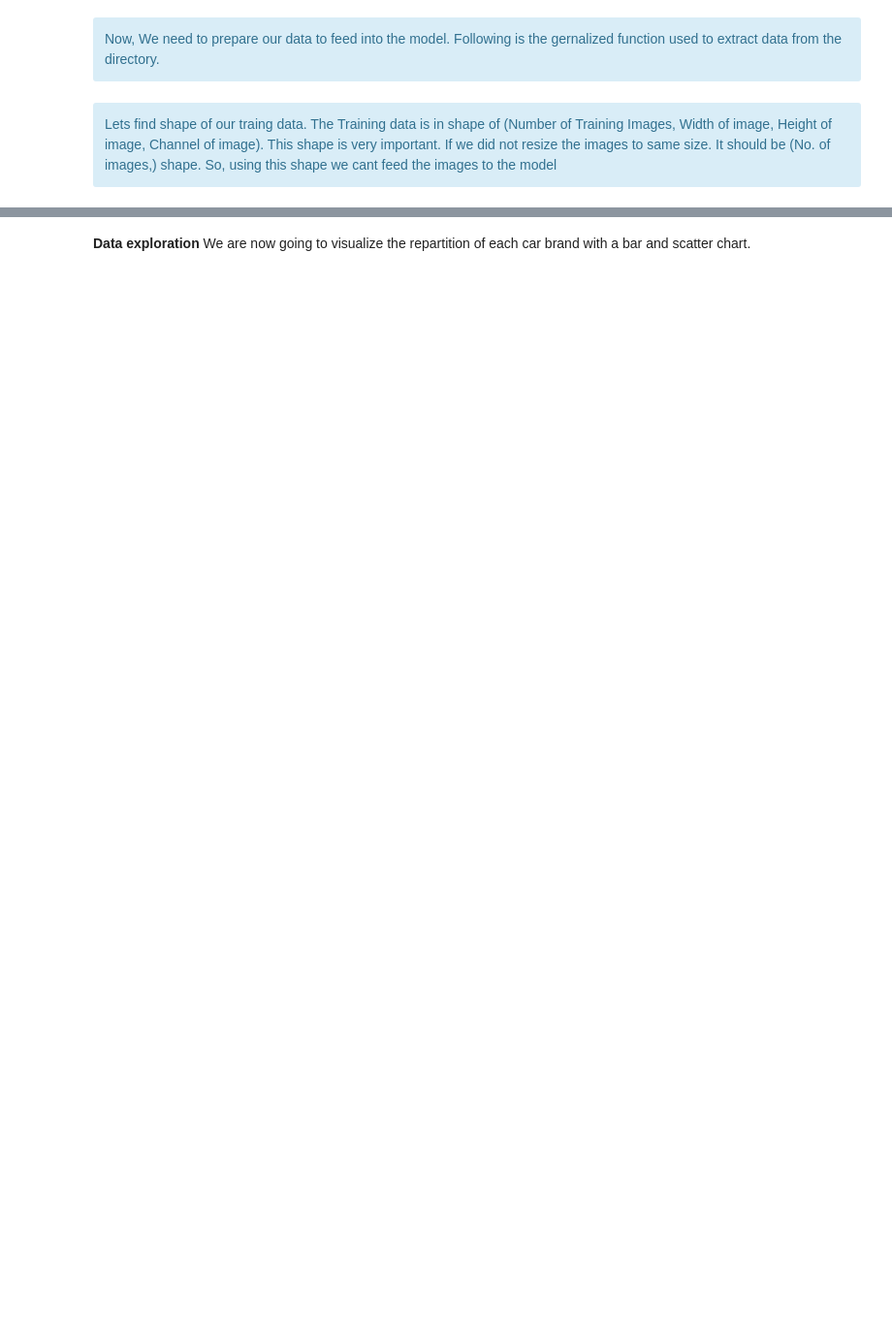
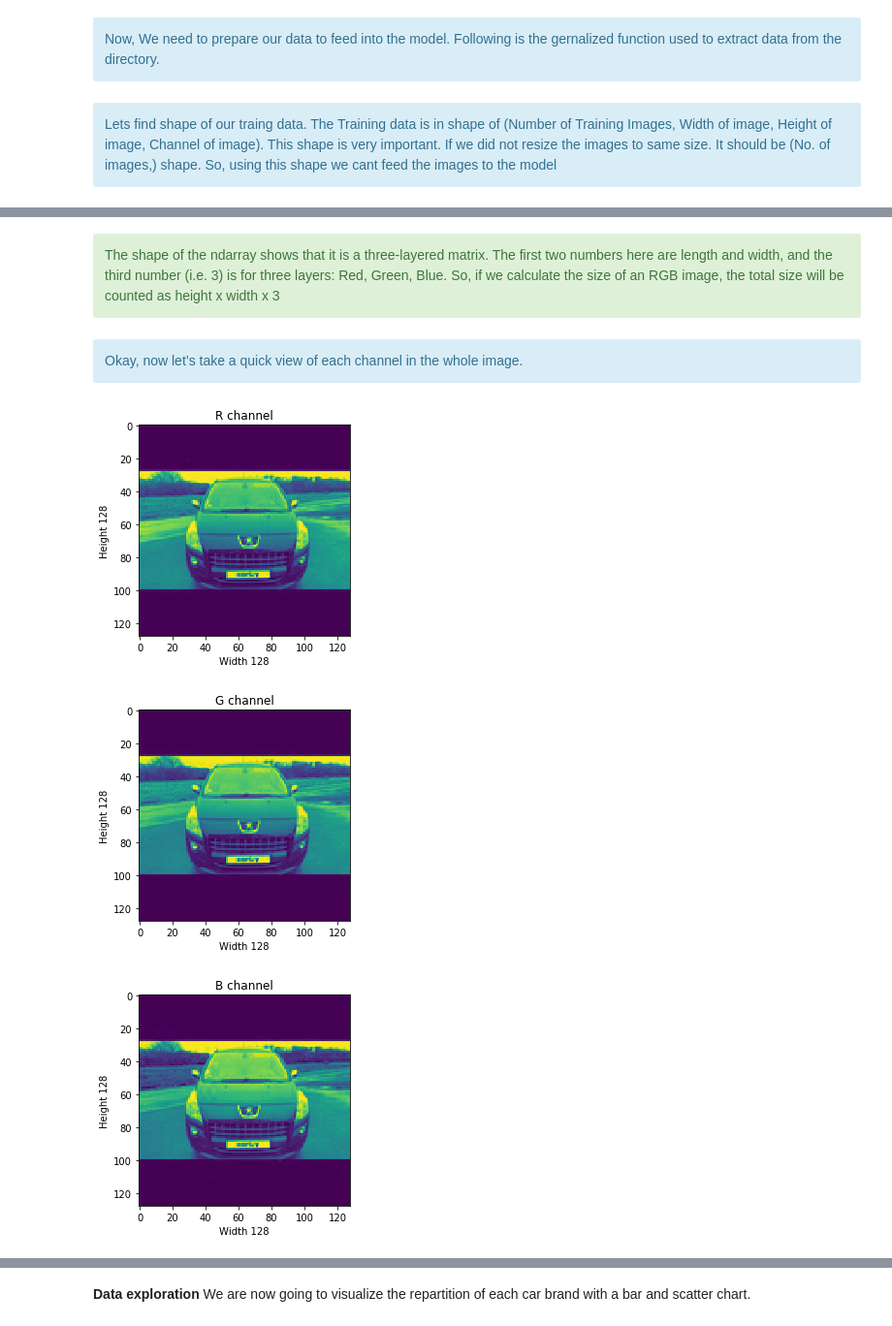
Before and after one commit to ToMusic75/Annual_Project, a Jupyter notebook: Project/Docs/Rapport/report.ipynb, the cells around one changed output, grey strips where cells are left out. Shown at 97% size. Cells and saved outputs as stored; diff of their text form; code cells hidden in the pictures; blank space fills up the shorter version.

```diff
--- a/Project/Docs/Rapport/report.ipynb
+++ b/Project/Docs/Rapport/report.ipynb
@@ -362,0 +407,28 @@ Let's have a look to some random images of our dataset just for pleasure:
+# %% [markdown]
+<div class="alert alert-block alert-success">
+The shape of the ndarray shows that it is a three-layered matrix. The first two numbers here are length and width, and the third number (i.e. 3) is for three layers: Red, Green, Blue. So, if we calculate the size of an RGB image, the total size will be counted as height x width x 3
+</div>
+# %% [markdown]
+<div class="alert alert-block alert-info">
+Okay, now let’s take a quick view of each channel in the whole image.
+</div>
+# %%
+plot.title('R channel')
+plot.ylabel('Height {}'.format(first.shape[0]))
+plot.xlabel('Width {}'.format(first.shape[1]))
+plot.imshow(first[ : , : , 0])
+plot.show()
+plot.title('G channel')
+plot.ylabel('Height {}'.format(first.shape[0]))
+plot.xlabel('Width {}'.format(first.shape[1]))
+plot.imshow(first[ : , : , 1])
+plot.show()
+plot.title('B channel')
+plot.ylabel('Height {}'.format(first.shape[0]))
+plot.xlabel('Width {}'.format(first.shape[1]))
+plot.imshow(first[ : , : , 2])
+plot.show()
+# %% [output]
+[figure, added]
+[figure, added]
+[figure, added]
```
Also changed, not shown: parts of 39 cells of this notebook.
